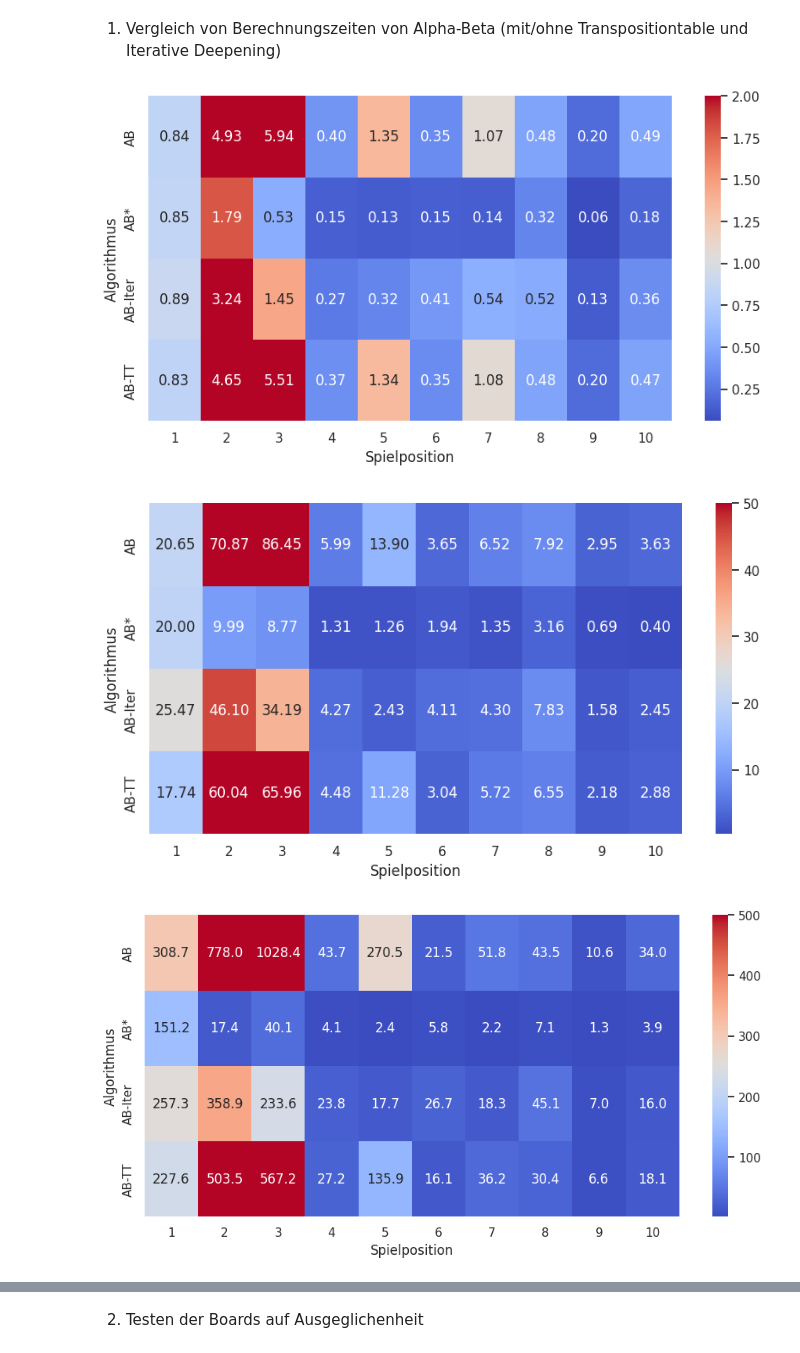
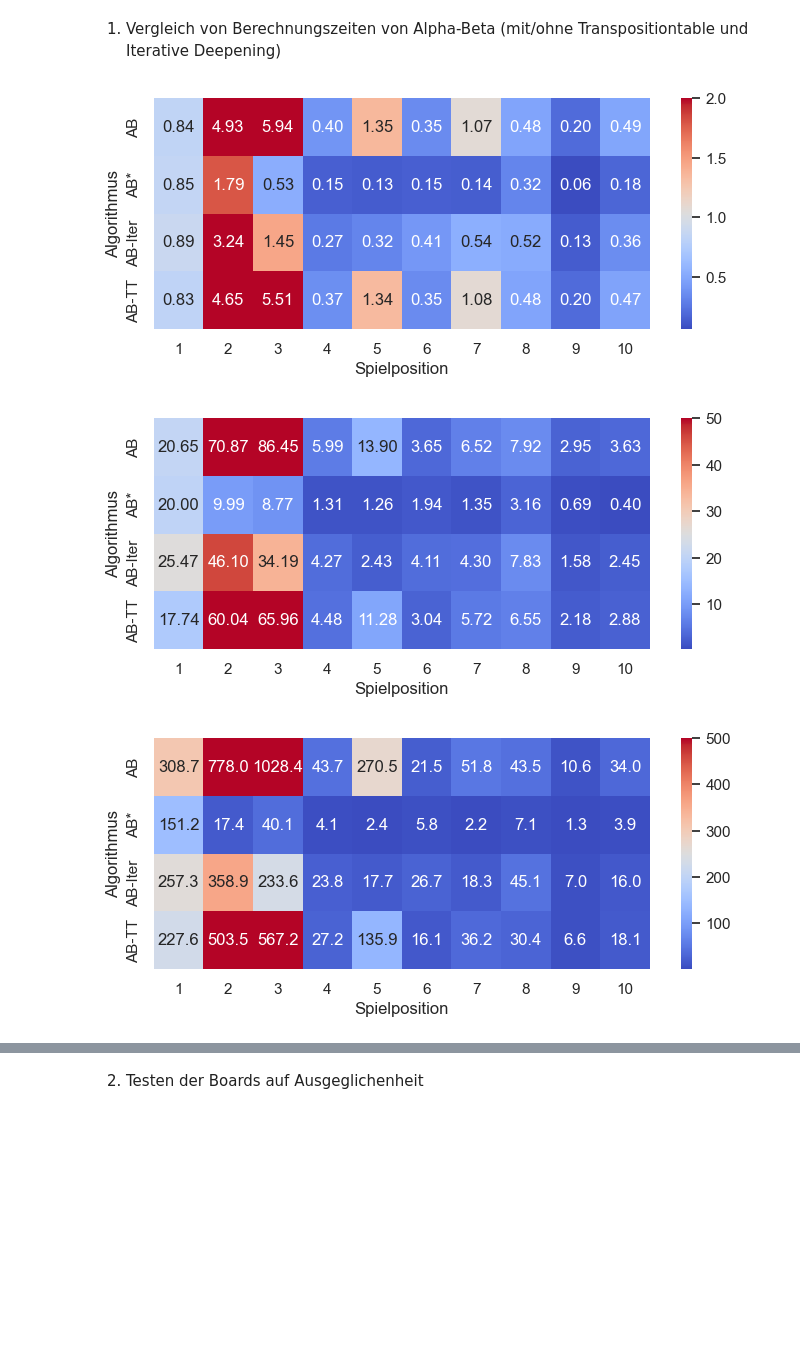
Before and after one commit to l3yd/bachelorarbeit, a Jupyter notebook: experiments.ipynb, the cells around one changed output, grey strips where cells are left out. Saved outputs shown, nothing was run; the diff lists cells and outputs as text; code cells hidden in the pictures; blank space fills up the shorter version.

Commit message:
updated plots

```diff
--- a/experiments.ipynb
+++ b/experiments.ipynb
@@ -161,19 +161,19 @@ sns.set_theme(style="whitegrid")
 heatmap_data_4 = df[df['depth'] == 4].pivot(index='algorithm', columns='board_nr', values='time').round(2)
 heatmap_data_5 = df[df['depth'] == 5].pivot(index='algorithm', columns='board_nr', values='time').round(2)
 heatmap_data_6 = df[df['depth'] == 6].pivot(index='algorithm', columns='board_nr', values='time').round(1)
-plt.figure(figsize=(10,5))
+plt.figure(figsize=(8,3))
 sns.heatmap(heatmap_data_4, annot=True, cmap="coolwarm", fmt=".2f",vmax=2)
 #plt.title('Rechenzeiten je Spielstellung und Algorithmus (Suchtiefe 4)')
 plt.xlabel('Spielposition')
 plt.ylabel('Algorithmus')
 plt.show()
-plt.figure(figsize=(10,5))
+plt.figure(figsize=(8,3))
 sns.heatmap(heatmap_data_5, annot=True, cmap="coolwarm", fmt=".2f",vmax=50)
 #plt.title('Rechenzeiten je Spielstellung und Algorithmus (Suchtiefe 5)')
 plt.xlabel('Spielposition')
 plt.ylabel('Algorithmus')
 plt.show()
-plt.figure(figsize=(11,5))
+plt.figure(figsize=(8,3))
 sns.heatmap(heatmap_data_6, annot=True, cmap="coolwarm", fmt=".1f",vmax=500)
 #plt.title('Rechenzeiten je Spielstellung und Algorithmus (Suchtiefe 6)')
 plt.xlabel('Spielposition')
@@ -191,37 +191,37 @@ max_time_per_depth = summary.groupby(['depth'])['mean'].max().rename('max_time')
 summary_with_max = summary.merge(max_time_per_depth, on='depth', how='left')
 summary_with_max['relative_time'] = summary_with_max['mean'] / summary_with_max['max_time'] * 100
 
 sns.set_theme(style="whitegrid")
-plt.figure(figsize=(10, 6))
+plt.figure(figsize=(8, 4))
 sns.barplot(data=summary_with_max, x='depth', y='relative_time', hue='algorithm', hue_order=order)
 #plt.title("Relative durchschnittliche Rechenzeit pro Suchtiefe und Algorithmus")
 plt.ylabel("Relative Zeit in %")
 plt.xlabel("Suchtiefe")
 plt.legend(title="Algorithmus")
 plt.tight_layout()
 plt.show()
 
 """partial_df = df[['board_nr','algorithm','depth','time']]
 
 order_map = {alg: i for i, alg in enumerate(order)}
 partial_df['expected_rank'] = partial_df['algorithm'].map(order_map)
 
 for i in range(1, len(boards)+1):
     board_df = partial_df[partial_df['board_nr']==i]
     for d in range(4,7):
         depth_df = board_df[board_df['depth']==d]
         time_df = depth_df.sort_values('time',ascending=False).reset_index(drop=True)
         wrong_order = time_df[time_df.index < time_df['expected_rank']]
         if not wrong_order.empty:
             print(wrong_order)"""
 
 """print(partial_df[partial_df['board_nr']==6].sort_values(by=['depth','expected_rank']))
 
 print(partial_df[partial_df['algorithm']=='AB*'].sort_values(by=['depth','time'], ascending=[True,False]))"""
 # %% [output]
-[figure, old version]
+[figure, new version]
-[figure, old version]
+[figure, new version]
-[figure, old version]
+[figure, new version]
 algorithm      AB   AB-TT  AB-Iter    AB*
 depth
 4            1.61    1.53     0.81   0.43
```
Also changed, not shown: parts of 12 cells of this notebook, 11 other files.
